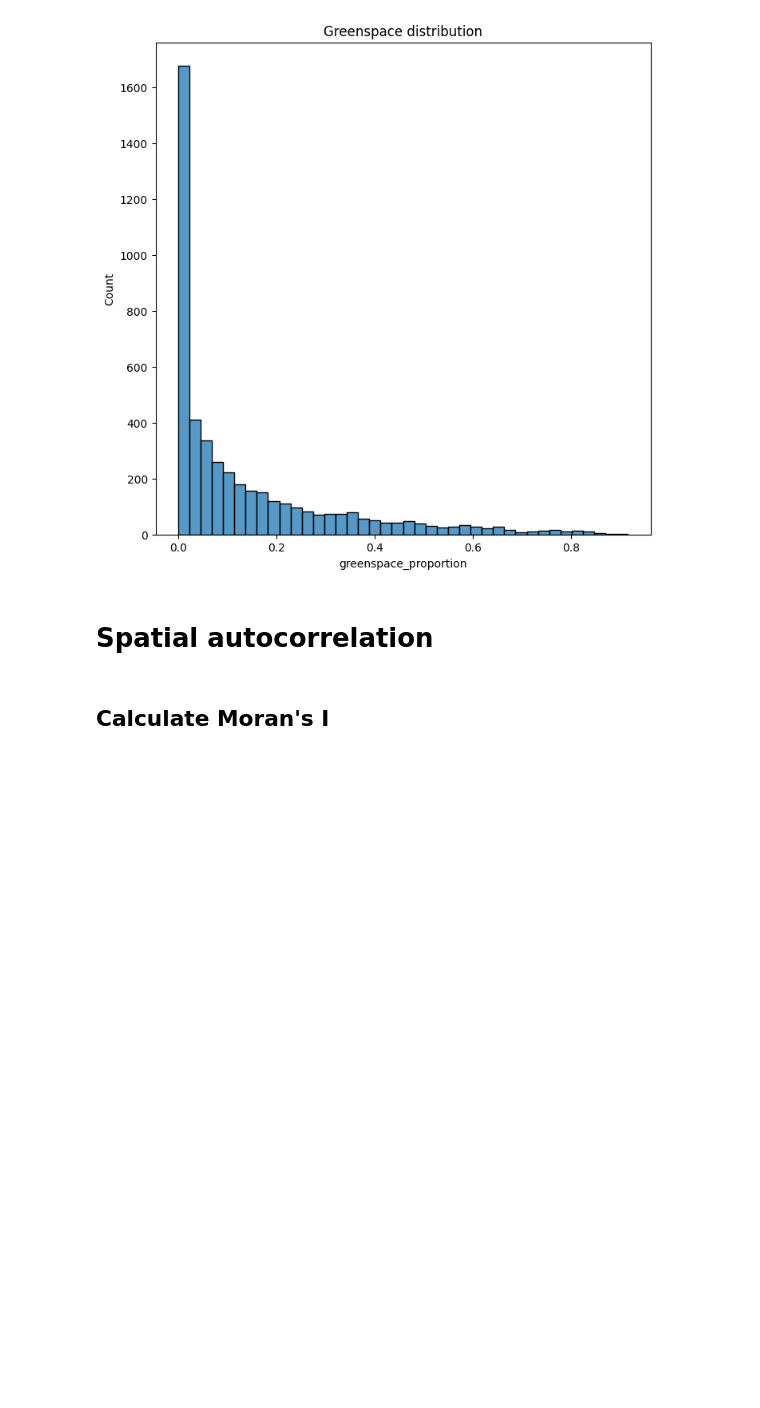
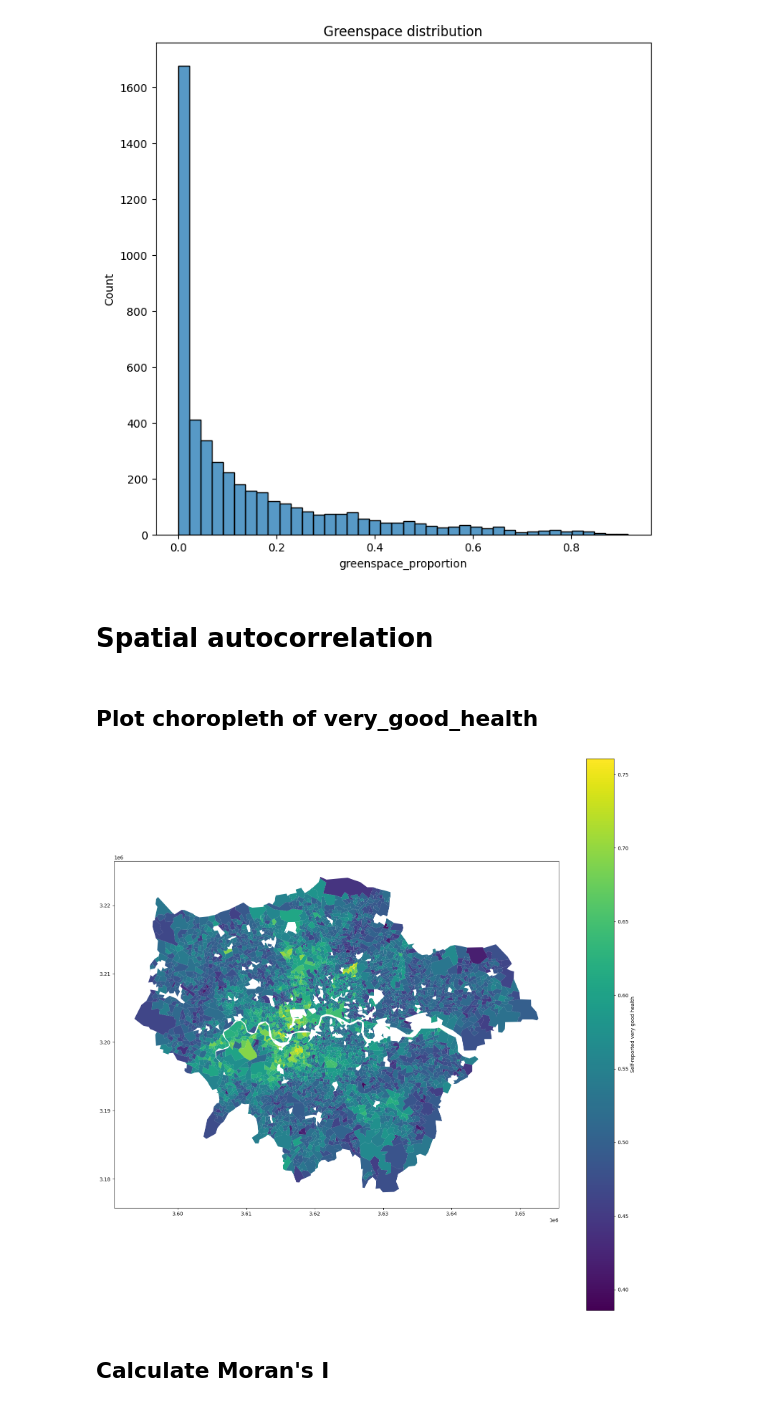
Before and after one commit to NathanDean/greenspace, a Jupyter notebook: 04_exploratory_data_analysis.ipynb, the cells around one changed output. Saved outputs shown, nothing was run; the diff lists cells and outputs as text; code cells hidden in the pictures; blank space fills up the shorter version.

```diff
--- a/04_exploratory_data_analysis.ipynb
+++ b/04_exploratory_data_analysis.ipynb
@@ -81,6 +81,19 @@ plt.savefig("outputs/plots/greenspace_distribution.png")
 [figure]
 # %% [markdown]
 # Spatial autocorrelation
+# %% [markdown]
+## Plot choropleth of very_good_health
+# %%
+choropleth = df.plot(
+    column = "very_good_health",
+    legend = True,
+    figsize = [20, 20],
+    cmap = "viridis",
+    legend_kwds = {"label": "Self-reported very good health"}
+).figure
+choropleth.savefig("outputs/plots/choropleth.png")
+# %% [output]
+[figure, added]
 # %% [markdown]
 ## Calculate Moran's I
 # %%
```
Also changed, not shown: parts of 1 cell of this notebook, 2 other files.
